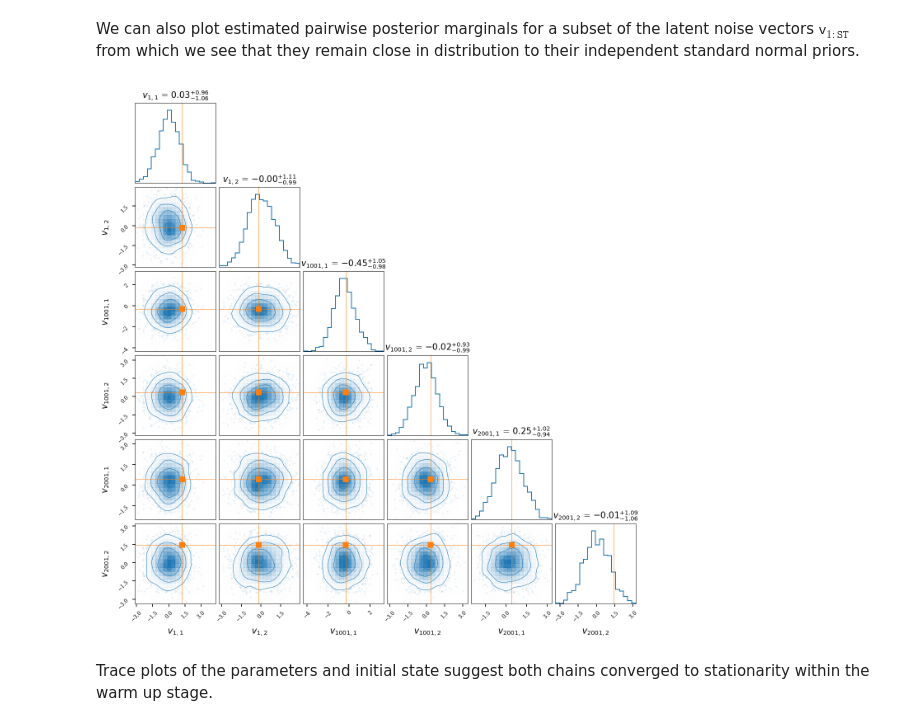
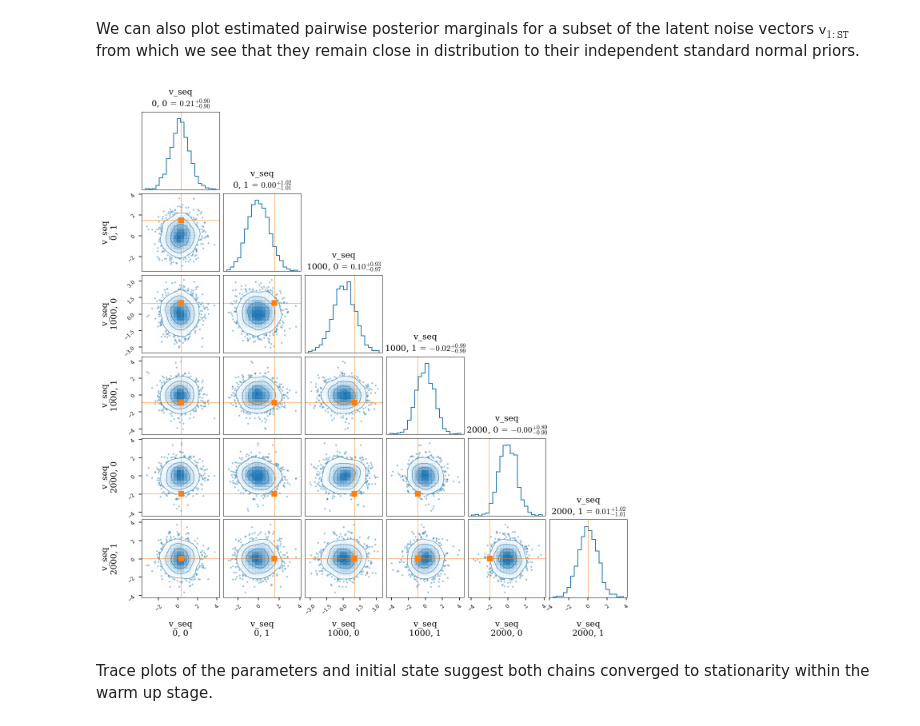
Before and after one commit to thiery-lab/manifold-mcmc-for-diffusions, a Jupyter notebook: FitzHugh-Nagumo_example.ipynb, the cells around one changed output. Drawn from its saved outputs; the diff is of its cells as text; code cells hidden in the pictures.

```diff
--- a/FitzHugh-Nagumo_example.ipynb
+++ b/FitzHugh-Nagumo_example.ipynb
@@ -231,5 +234,7 @@ q_ref = rng.standard_normal(size=dim_q)
 # %% [markdown]
 Using the previously defined `generate_from_model` function we now generate simulated state and observation sequences, parameters and the initial state from the model given the just generated latent input vector.
 # %%
-x_seq_ref, y_seq_ref, z_ref, x_0_ref = generate_from_model(q_ref, δ, dim_x, dim_z, dim_v, num_steps_per_obs)
+x_seq_ref, y_seq_ref, z_ref, x_0_ref = generate_from_model(
+    q_ref, δ, dim_x, dim_z, dim_v, num_steps_per_obs
+)
 # %% [markdown]
@@ -300,5 +320,4 @@ To generate a set of initial states on satisfying the observation constraints, w
 # %%
 def generate_x_obs_seq_init(rng):
-    return jnp.concatenate(
-        (y_seq_ref, rng.standard_normal(y_seq_ref.shape) * 0.5), -1)
+    return jnp.concatenate((y_seq_ref, rng.standard_normal(y_seq_ref.shape) * 0.5), -1)
 # %% [markdown]
@@ -306,13 +325,11 @@ We now generate a list of initial states, one for each of the chains to be run,
 # %%
 num_chains = 2  # Number of independent Markov chains to run
-init_reg_coeff = 2e-2  # Prior weighting coefficient in objective minimised to find initial states on manifold
 init_states = [
-    mici_extensions.find_initial_state_by_gradient_descent(
-        system, rng, generate_x_obs_seq_init,
-        tol=constraint_tol,
-        reg_coeff=init_reg_coeff,
-        use_newton=True)
-    for c in range(num_chains)]
+    mici_extensions.find_initial_state_by_linear_interpolation(
+        system, rng, generate_x_obs_seq_init
+    )
+    for _ in range(num_chains)
+]
 # %% [markdown]
 As a final step before sampling the chains we define a function which outputs the variables to be traced (recorded) on each chain iteration.
 # %%
@@ -387,23 +415,32 @@ We can also plot estimated pairwise posterior marginals for a subset of the late
 # %%
 plot_indices = [(0, 0), (0, 1), (1000, 0), (1000, 1), (2000, 0), (2000, 1)]
 num_indices = len(plot_indices)
-v_seq_ref = q_ref[dim_x + dim_x:].reshape((-1, dim_v))
+v_seq_ref = q_ref[dim_x + dim_x :].reshape((-1, dim_v))
 with plt.style.context(plot_style):
-    fig, axes = plt.subplots(num_indices, num_indices,
-                             figsize=(1.5 * num_indices, 1.5 * num_indices))
+    fig, axes = plt.subplots(
+        num_indices, num_indices, figsize=(1.5 * num_indices, 1.5 * num_indices)
+    )
     _ = corner.corner(
-        onp.stack([onp.concatenate([t[:, i[0], i[1]] for t in traces['v_seq']]) for i in plot_indices], -1),
-        labels=[f'$v_{{{i[0] + 1},{i[1] + 1}}}$' for i in plot_indices],
+        traces,
+        var_names=["v_seq"],
+        coords={
+            "v_seq_dim_0": [i[0] for i in plot_indices],
+            "v_seq_dim_1": [i[1] for i in plot_indices],
+        },
         truths=[v_seq_ref[i] for i in plot_indices],
-        color='C0', truth_color='C1', show_titles=True, smooth=1.,
-        fig=fig)
+        color="C0",
+        truth_color="C1",
+        show_titles=True,
+        smooth=1.0,
+        fig=fig,
+    )
     for i in range(num_indices):
-        for j in range(i+1):
+        for j in range(i + 1):
             if i != num_var - 1:
-                axes[i, j].xaxis.set_ticks_position('none')
+                axes[i, j].xaxis.set_ticks_position("none")
             if j != 0 or (i == j == 0):
-                axes[i, j].yaxis.set_ticks_position('none')
+                axes[i, j].yaxis.set_ticks_position("none")
 # %% [output]
-[figure, old version]
+[figure, new version]
 # %% [markdown]
 Trace plots of the parameters and initial state suggest both chains converged to stationarity within the warm up stage.
```
Also changed, not shown: parts of 24 cells of this notebook.
